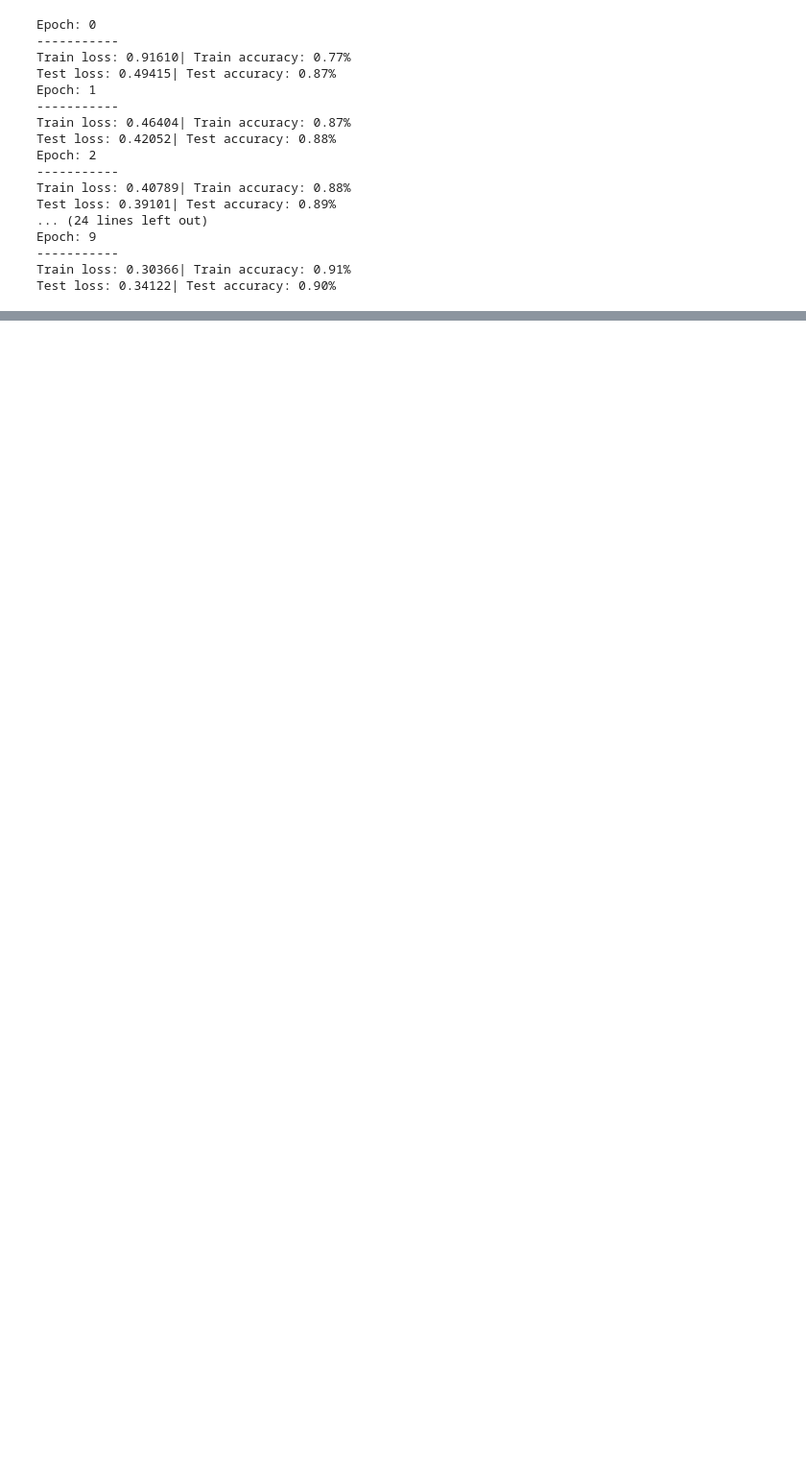
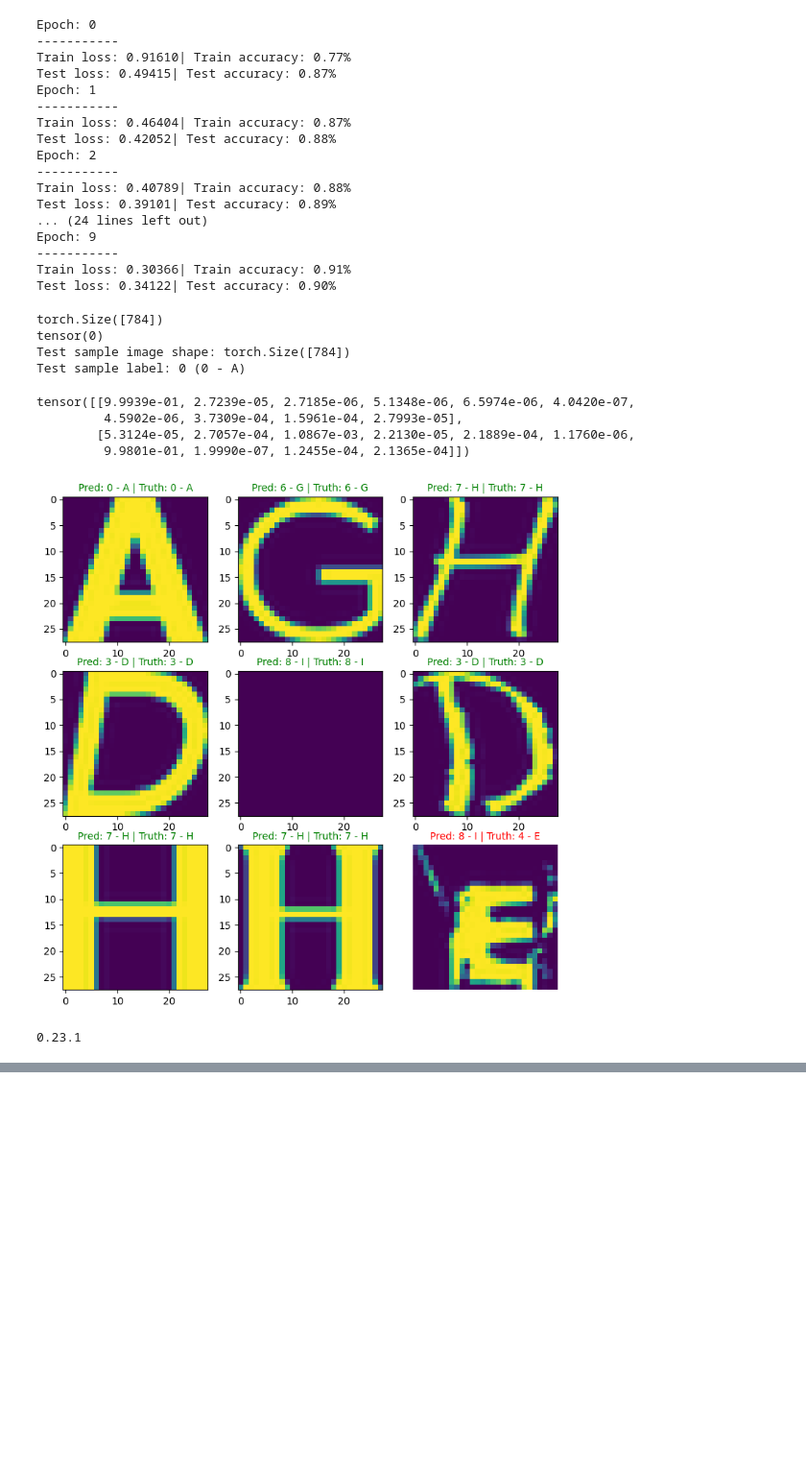
Before and after one commit to ChiKApuMbA/Practical_DL, a Jupyter notebook: week02_autodiff/homework.ipynb, the cells around one changed output, grey strips where cells are left out. Shown at 96% size. Drawn from its saved outputs; the diff is of its cells as text; code cells hidden in the pictures; blank space fills up the shorter version.

```diff
--- a/week02_autodiff/homework.ipynb
+++ b/week02_autodiff/homework.ipynb
@@ -249,7 +249,8 @@ class NotMNISTDataset(Dataset):
     def __init__(self, data, labels, letter_sequence):
         self.data = data
         self.labels = labels
-        self.classes = {i: letter_sequence[i] for i in range(len(letter_sequence))}
+        letters_dict = {i: letter_sequence[i] for i in range(len(letter_sequence))}
+        self.classes = [f"{key} - {letters_dict[key]}" for key in letters_dict.keys()]
     def __len__(self):
         return len(self.data)
     def __getitem__(self, index):
@@ -418,4 +419,48 @@ import random
 class_names = train_set.classes
 test_samples = []
 test_labels = []
-for sample, label in random.sample(list(test_set))
+for sample, label in random.sample(list(test_set), k=9):
+    test_samples.append(sample)
+    test_labels.append(label)
+print(test_samples[0].shape)
+print(test_labels[0])
+print(f"Test sample image shape: {test_samples[0].shape}\nTest sample label: {test_labels[0]} ({class_names[test_labels[0].item()]})")
+# %% [output]
+torch.Size([784])
+tensor(0)
+Test sample image shape: torch.Size([784])
+Test sample label: 0 (0 - A)
+# %%
+pred_probs = make_predictions(model=model,
+                             data=test_samples)
+pred_probs[:2]
+# %% [output]
+tensor([[9.9939e-01, 2.7239e-05, 2.7185e-06, 5.1348e-06, 6.5974e-06, 4.0420e-07,
+         4.5902e-06, 3.7309e-04, 1.5961e-04, 2.7993e-05],
+        [5.3124e-05, 2.7057e-04, 1.0867e-03, 2.2130e-05, 2.1889e-04, 1.1760e-06,
+         9.9801e-01, 1.9990e-07, 1.2455e-04, 2.1365e-04]])
+# %%
+pred_classes = pred_probs.argmax(dim=1)
+# %%
+# Plot predictions
+plt.figure(figsize=(9, 9))
+nrows = 3
+ncols = 3
+for i, sample in enumerate(test_samples):
+    plt.subplot(nrows, ncols, i+1)
+
+    plt.imshow(sample.reshape(28, 28))
+
+    pred_label = class_names[pred_classes[i].item()]
+
+    truth_label = class_names[test_labels[i].item()]
+
+    title_text = f"Pred: {pred_label} | Truth: {truth_label}"
+
+    if pred_label == truth_label:
+        plt.title(title_text, fontsize=10, c='g')
+    else:
+        plt.title(title_text, fontsize=10, c='r')
+plt.axis(False);
+# %% [output]
+[figure, added]
@@ -421,0 +480,5 @@ for sample, label in random.sample(list(test_set))
+# %%
+import mlxtend
+print(mlxtend.__version__)
+# %% [output]
+0.23.1
```
Also changed, not shown: parts of 3 cells of this notebook.
